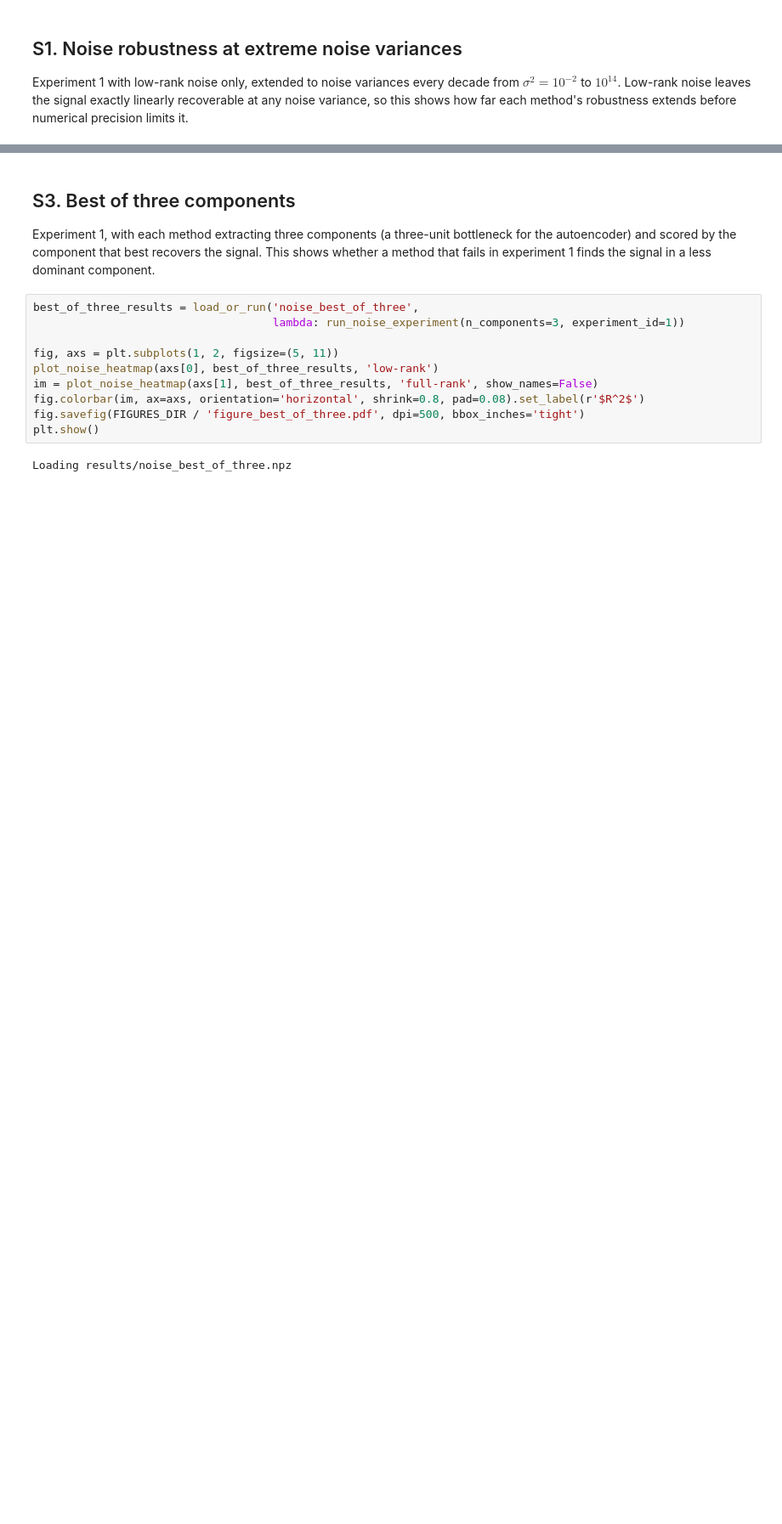
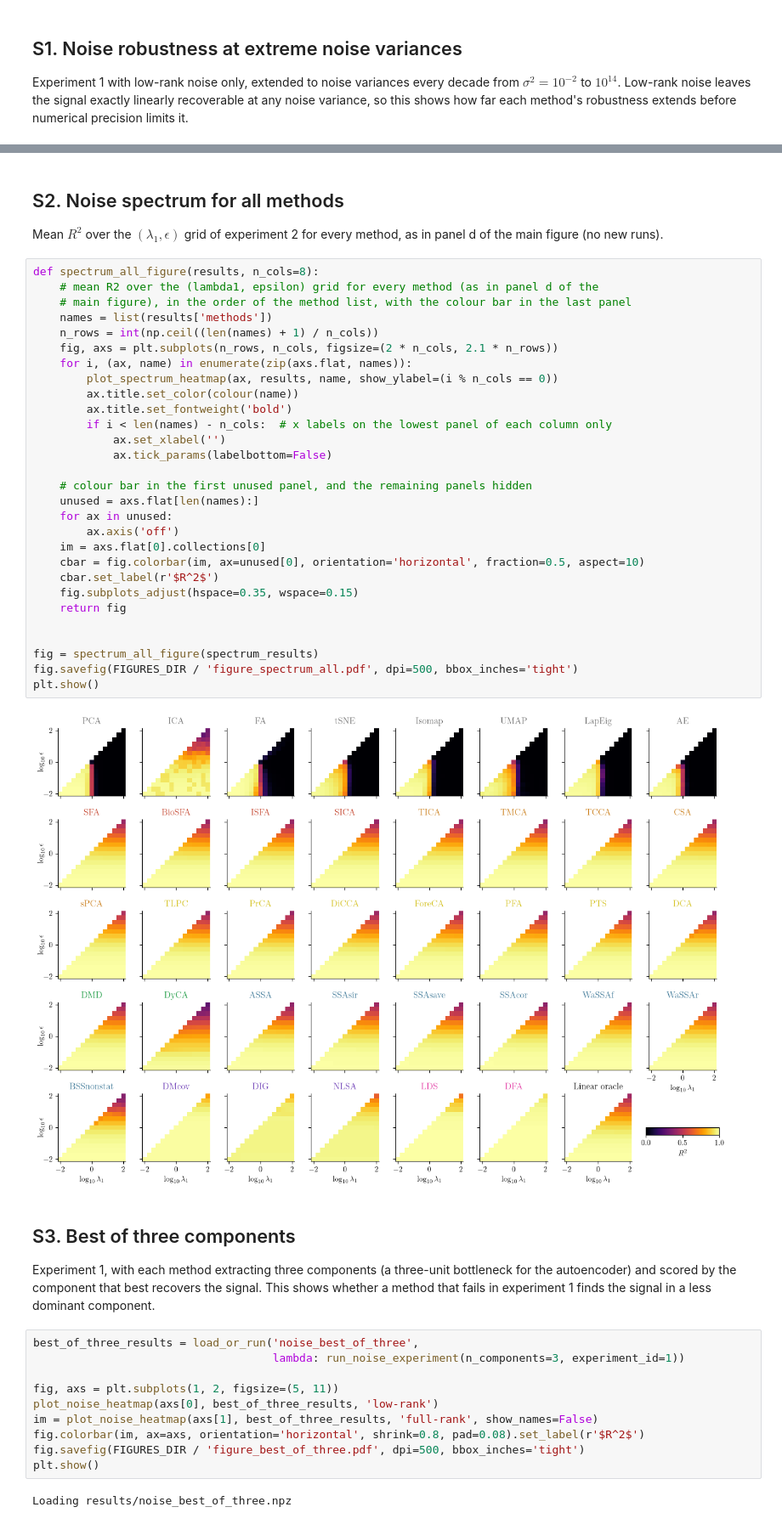
Before and after one commit to KieranOwens/tsdr_paper, a Jupyter notebook: tsdr_experiment_final.ipynb, the cells around one changed output, grey strips where cells are left out. Shown at 85% size. Drawn from its saved outputs; the diff is of its cells as text; blank space fills up the shorter version.

```diff
--- a/tsdr_experiment_final.ipynb
+++ b/tsdr_experiment_final.ipynb
@@ -749,3 +758,38 @@ Loading results/spectrum_sensitivity_floor8.npz
+# %% [markdown]
+## S2. Noise spectrum for all methods
+
+Mean $R^2$ over the $(\lambda_1, \epsilon)$ grid of experiment 2 for every method, as in panel d of the main figure (no new runs).
+# %%
+def spectrum_all_figure(results, n_cols=8):
+    # mean R2 over the (lambda1, epsilon) grid for every method (as in panel d of the
+    # main figure), in the order of the method list, with the colour bar in the last panel
+    names = list(results['methods'])
+    n_rows = int(np.ceil((len(names) + 1) / n_cols))
+    fig, axs = plt.subplots(n_rows, n_cols, figsize=(2 * n_cols, 2.1 * n_rows))
+    for i, (ax, name) in enumerate(zip(axs.flat, names)):
+        plot_spectrum_heatmap(ax, results, name, show_ylabel=(i % n_cols == 0))
+        ax.title.set_color(colour(name))
+        ax.title.set_fontweight('bold')
+        if i < len(names) - n_cols:  # x labels on the lowest panel of each column only
+            ax.set_xlabel('')
+            ax.tick_params(labelbottom=False)
+
+    # colour bar in the first unused panel, and the remaining panels hidden
+    unused = axs.flat[len(names):]
+    for ax in unused:
+        ax.axis('off')
+    im = axs.flat[0].collections[0]
+    cbar = fig.colorbar(im, ax=unused[0], orientation='horizontal', fraction=0.5, aspect=10)
+    cbar.set_label(r'$R^2$')
+    fig.subplots_adjust(hspace=0.35, wspace=0.15)
+    return fig
+
+
+fig = spectrum_all_figure(spectrum_results)
+fig.savefig(FIGURES_DIR / 'figure_spectrum_all.pdf', dpi=500, bbox_inches='tight')
+plt.show()
+# %% [output]
+[figure, added]
 # %% [markdown]
 ## S3. Best of three components
 
```
Also changed, not shown: parts of 9 cells of this notebook.
